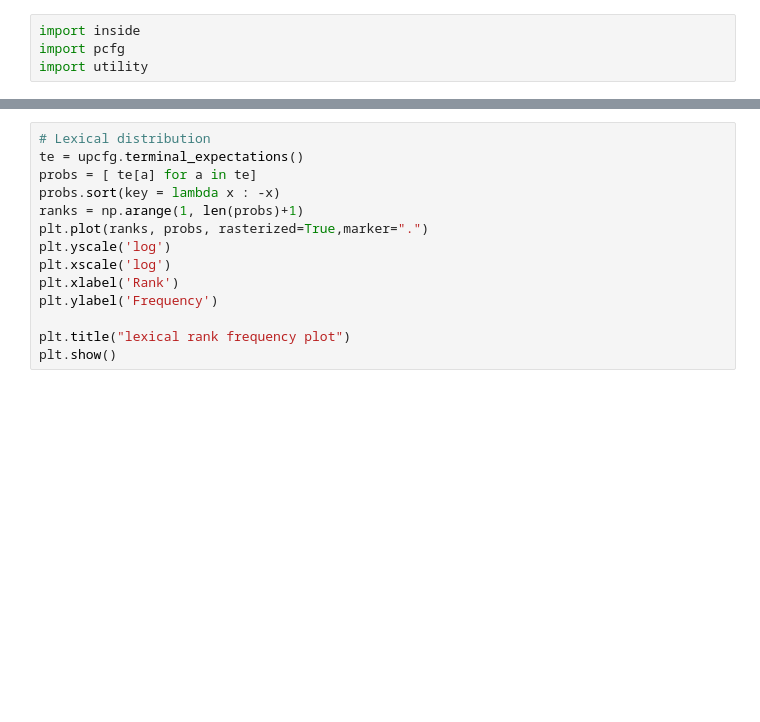
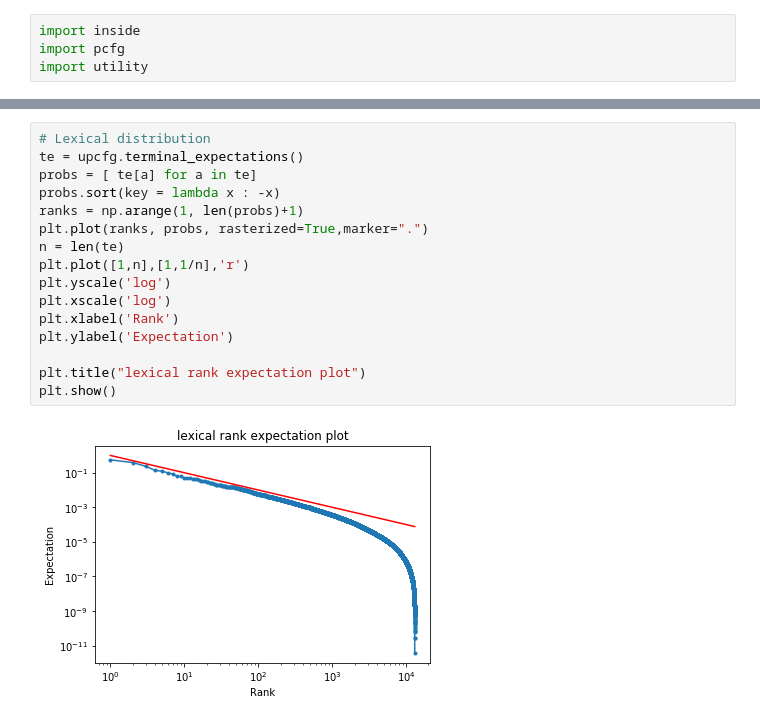
Before and after one commit to alexc17/syntheticpcfg, a Jupyter notebook: notebooks/example.ipynb, the cells around one changed output, grey strips where cells are left out. Drawn from its saved outputs; the diff is of its cells as text; blank space fills up the shorter version.

```diff
--- a/notebooks/example.ipynb
+++ b/notebooks/example.ipynb
@@ -109,14 +236,18 @@ plt.show()
 # %%
 # Lexical distribution
 te = upcfg.terminal_expectations()
 probs = [ te[a] for a in te]
 probs.sort(key = lambda x : -x)
 ranks = np.arange(1, len(probs)+1)
 plt.plot(ranks, probs, rasterized=True,marker=".")
+n = len(te)
+plt.plot([1,n],[1,1/n],'r')
 plt.yscale('log')
 plt.xscale('log')
 plt.xlabel('Rank')
-plt.ylabel('Frequency')
+plt.ylabel('Expectation')
 
-plt.title("lexical rank frequency plot")
+plt.title("lexical rank expectation plot")
 plt.show()
+# %% [output]
+[figure, added]
```
Also changed, not shown: parts of 30 cells of this notebook.
